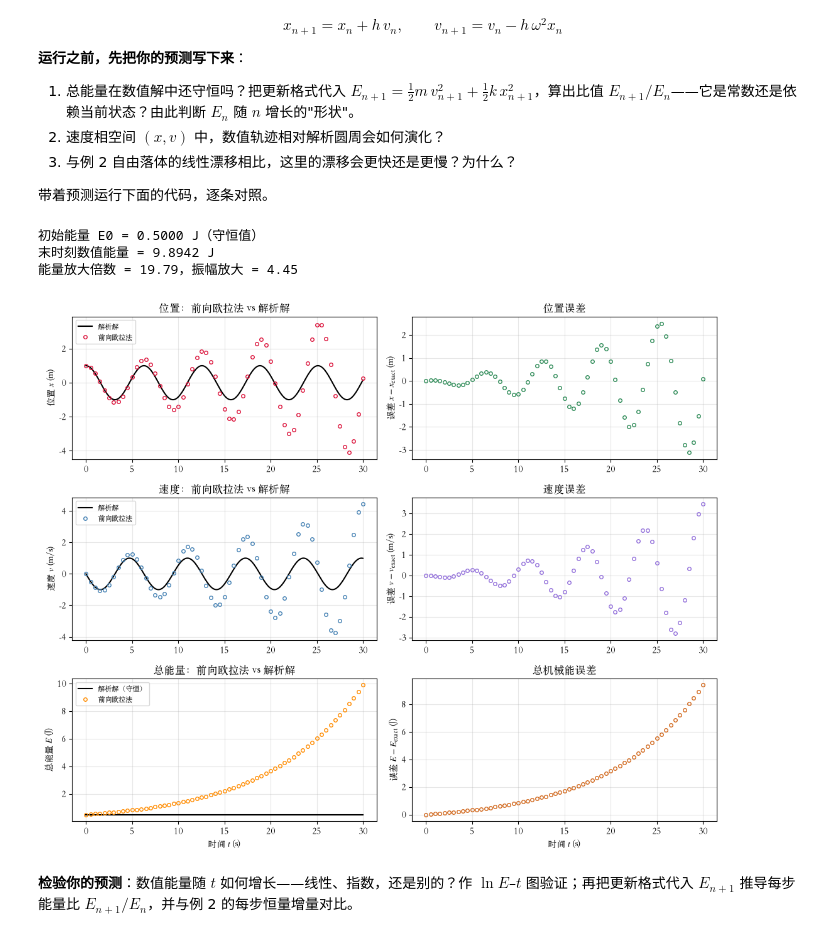
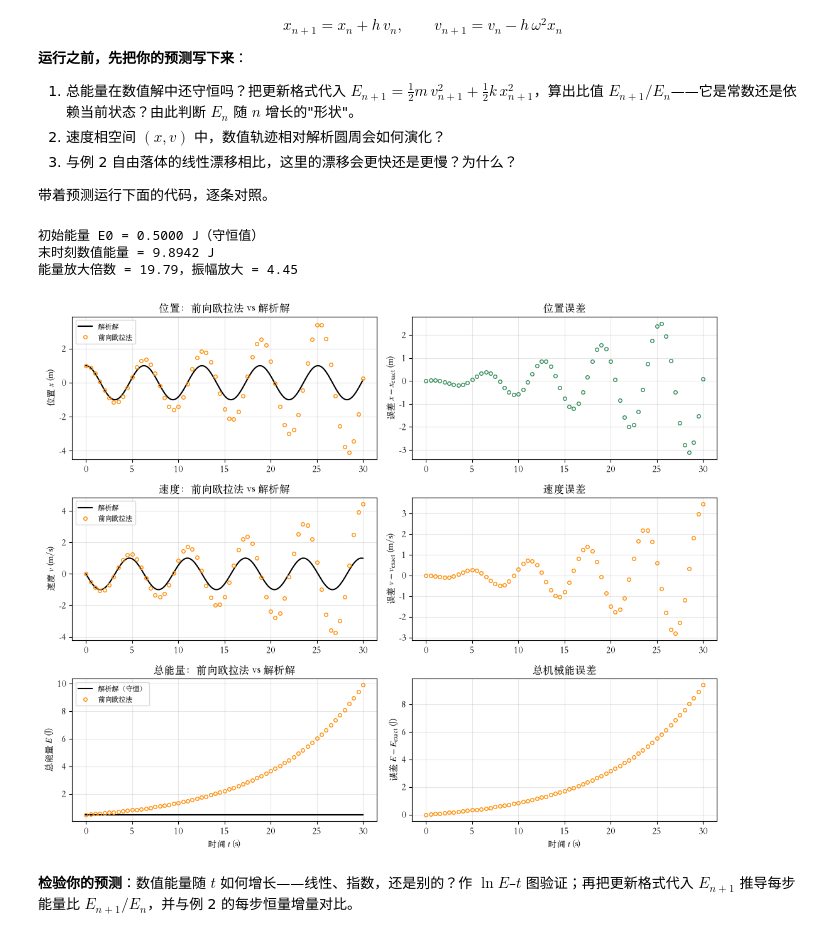
Before and after one commit to xzhouwhu/ClassicalMechanics, a Jupyter notebook: Chapter1/3_simple_oscillator_euler.ipynb, the cells around one changed output. Saved outputs shown, nothing was run; the diff lists cells and outputs as text; code cells hidden in the pictures.

```diff
--- a/Chapter1/3_simple_oscillator_euler.ipynb
+++ b/Chapter1/3_simple_oscillator_euler.ipynb
@@ -93,7 +93,7 @@ fig, axs = plt.subplots(3, 2, figsize=(11, 9))
 # 左列：数值解 vs 解析解
 ax = axs[0, 0]
 ax.plot(t, x_exact, 'k-', lw=1.5, label='解析解')
-ax.plot(t, x, 'o', ms=4, mfc='none', color='crimson', label='前向欧拉法', markevery=5)
+ax.plot(t, x, 'o', ms=4, mfc='none', color='darkorange', label='前向欧拉法', markevery=5)
 ax.set_ylabel('位置 $x$ (m)')
 ax.set_title('位置：前向欧拉法 vs 解析解')
 ax.legend(loc='upper left', fontsize=8)
@@ -101,7 +101,7 @@ ax.grid(alpha=0.3)
 
 ax = axs[1, 0]
 ax.plot(t, v_exact, 'k-', lw=1.5, label='解析解')
-ax.plot(t, v, 'o', ms=4, mfc='none', color='steelblue', label='前向欧拉法', markevery=5)
+ax.plot(t, v, 'o', ms=4, mfc='none', color='darkorange', label='前向欧拉法', markevery=5)
 ax.set_ylabel('速度 $v$ (m/s)')
 ax.set_title('速度：前向欧拉法 vs 解析解')
 ax.legend(loc='upper left', fontsize=8)
@@ -114,36 +114,36 @@ ax.set_xlabel('时间 $t$ (s)')
 ax.set_ylabel('总能量 $E$ (J)')
 ax.set_title('总能量：前向欧拉法 vs 解析解')
 ax.legend(loc='upper left', fontsize=8)
 ax.grid(alpha=0.3)
 
 # 右列：对应的误差
 ax = axs[0, 1]
 ax.plot(t, err_x, 'o', ms=4, mfc='none', color='seagreen', markevery=5)
 ax.set_ylabel('误差 $x - x_{\\mathrm{exact}}$ (m)')
 ax.set_title('位置误差')
 ax.grid(alpha=0.3)
 
 ax = axs[1, 1]
-ax.plot(t, err_v, 'o', ms=4, mfc='none', color='mediumpurple', markevery=5)
+ax.plot(t, err_v, 'o', ms=4, mfc='none', color='darkorange', markevery=5)
 ax.set_ylabel('误差 $v - v_{\\mathrm{exact}}$ (m/s)')
 ax.set_title('速度误差')
 ax.grid(alpha=0.3)
 
 ax = axs[2, 1]
-ax.plot(t, E_err, 'o', ms=4, mfc='none', color='chocolate', markevery=5)
+ax.plot(t, E_err, 'o', ms=4, mfc='none', color='darkorange', markevery=5)
 ax.set_xlabel('时间 $t$ (s)')
 ax.set_ylabel('误差 $E - E_{\\mathrm{exact}}$ (J)')
 ax.set_title('总机械能误差')
 ax.grid(alpha=0.3)
 
 plt.tight_layout()
 fig.savefig('outputs/3_simple_oscillator_euler_main.pdf', bbox_inches='tight')   # 矢量图导出
 plt.show()
 # %% [output]
 初始能量 E0 = 0.5000 J（守恒值）
 末时刻数值能量 = 9.8942 J
 能量放大倍数 = 19.79，振幅放大 = 4.45
-[figure, old version]
+[figure, new version]
 # %% [markdown]
 **检验你的预测**：数值能量随 $t$ 如何增长——线性、指数，还是别的？作 $\ln E$–$t$ 图验证；再把更新格式代入 $E_{n+1}$ 推导每步能量比 $E_{n+1}/E_n$，并与例 2 的每步恒量增量对比。
 # %%
```
Also changed, not shown: parts of 1 cell of this notebook, 8 other files.
